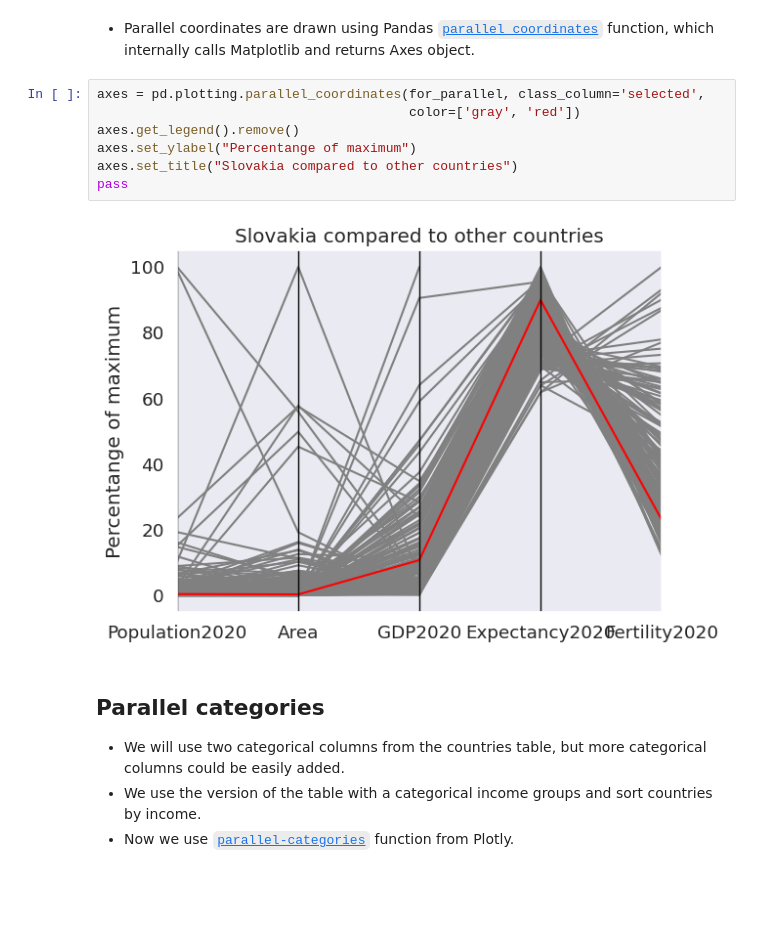
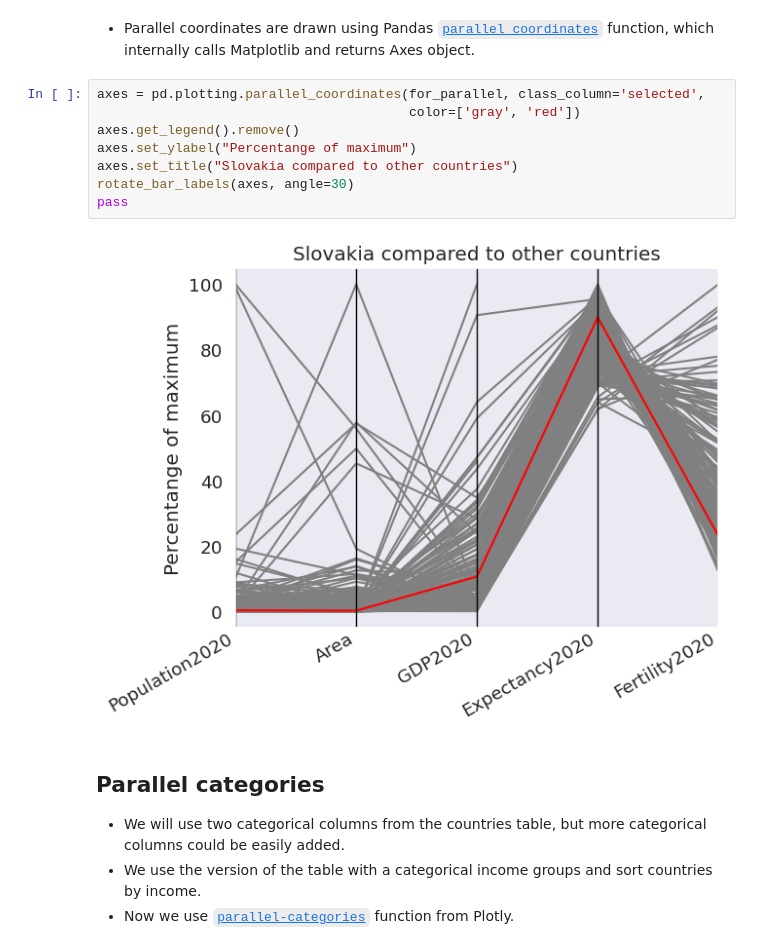
Before and after one commit to bbrejova/viz, a Jupyter notebook: notebooks/L03b_Plot_types.ipynb, the cells around one changed output. Saved outputs shown, nothing was run; the diff lists cells and outputs as text; blank space fills up the shorter version.

```diff
--- a/notebooks/L03b_Plot_types.ipynb
+++ b/notebooks/L03b_Plot_types.ipynb
@@ -732,12 +739,13 @@ display(for_parallel.tail())
 # %%
 axes = pd.plotting.parallel_coordinates(for_parallel, class_column='selected',
                                         color=['gray', 'red'])
 axes.get_legend().remove()
 axes.set_ylabel("Percentange of maximum")
 axes.set_title("Slovakia compared to other countries")
+rotate_bar_labels(axes, angle=30)
 pass
 # %% [output]
-[figure, old version]
+[figure, new version]
 # %% [markdown]
 ## Parallel categories
 
```
Also changed, not shown: parts of 8 cells of this notebook, 3 other files.
